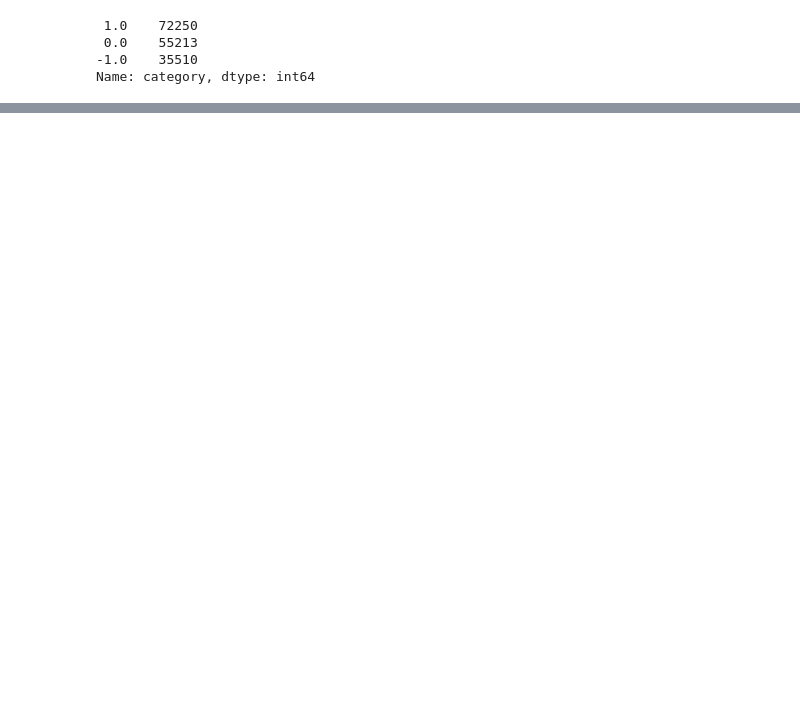
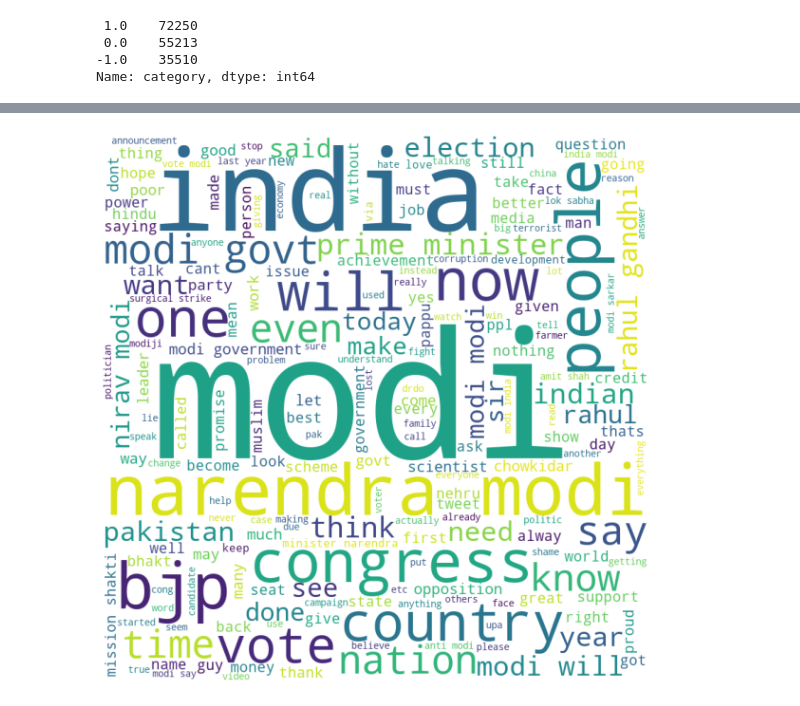
Before and after one commit to IsabelAlma/HCI584, a Jupyter notebook: TwitterSent1.ipynb, the cells around one changed output, grey strips where cells are left out. Saved outputs shown, nothing was run; the diff lists cells and outputs as text; code cells hidden in the pictures; blank space fills up the shorter version.

```diff
--- a/TwitterSent1.ipynb
+++ b/TwitterSent1.ipynb
@@ -53,0 +62,47 @@ plt.pie(actual_values, colors = colors, labels=labels, autopct= lambda x: '{:.0f
+# %%
+#following this guide: https://www.geeksforgeeks.org/generating-word-cloud-python/
+
+#common used variables
+
+df = review_tweets['clean_text']
+df_values = review_tweets['cat_value']
+
+comment_words = ''
+stopwords = set(STOPWORDS)
+# %%
+#POSITIVE WORDS BUBBLE
+
+#changed output value folling https://stackoverflow.com/questions/67855498/how-to-display-all-output-in-jupyter-notebook-within-visual-studio-code#:~:text=Open%20VS%20code%20settings%20or%20%28ctrl%20%2B%2C%29%20%3E%3E,to%20show%20500%20lines%29%20Share%20Improve%20this%20answer
+#for bigger file size
+
+#takes a long time to load
+if((df_values == 'Positive').any()): #assigned word to integer sentiment value
+# iterate through the csv file
+    for val in df:
+
+        # typecaste each val to string
+        val = str(val)
+
+        # split the value
+        tokens = val.split()
+
+        # Converts each token into lowercase
+        for i in range(len(tokens)):
+            tokens[i] = tokens[i].lower()
+
+        comment_words += " ".join(tokens)+" "
+
+wordcloud = WordCloud(width = 800, height = 800,
+                background_color ='white',
+                stopwords = stopwords,
+                min_font_size = 10).generate(comment_words)
+
+# plot the WordCloud image
+plt.figure(figsize = (8, 8), facecolor = None)
+plt.imshow(wordcloud)
+plt.axis("off")
+plt.tight_layout(pad = 0)
+
+plt.show()
+# %% [output]
+[figure, added]
```
Also changed, not shown: parts of 5 cells of this notebook.
